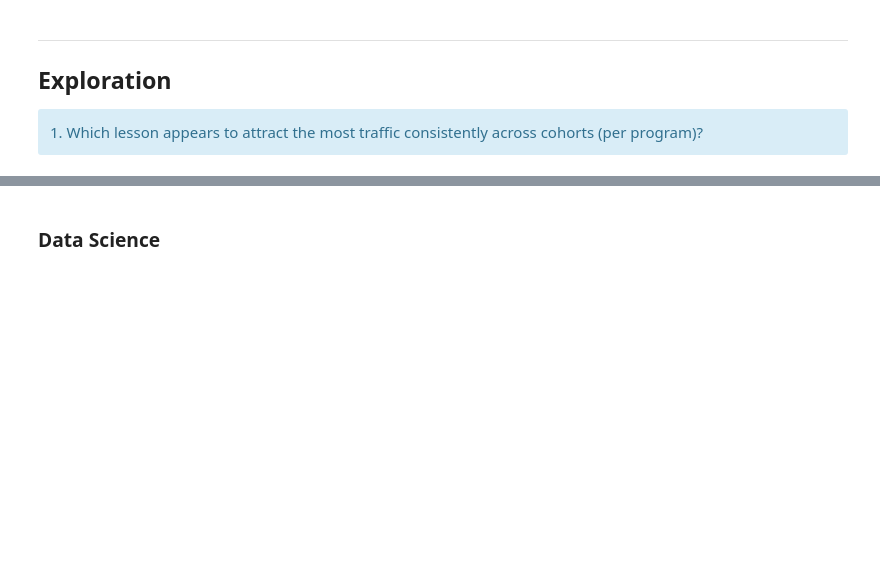
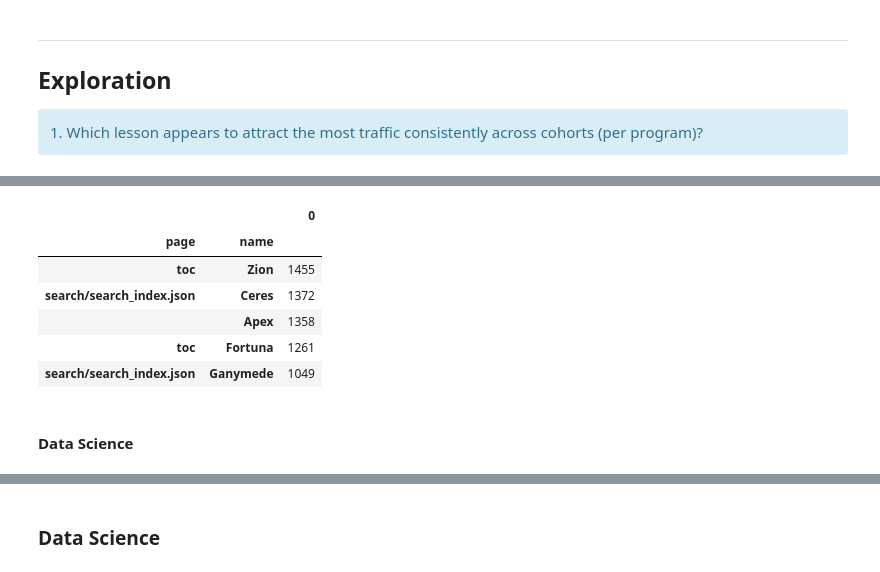
Before and after one commit to Brandon-Martinez27/anomaly_detection_project, a Jupyter notebook: curriculum_access_logs_workbook.ipynb, the cells around one changed output, grey strips where cells are left out. Cells and saved outputs as stored; diff of their text form; code cells hidden in the pictures; blank space fills up the shorter version.

```diff
--- a/curriculum_access_logs_workbook.ipynb
+++ b/curriculum_access_logs_workbook.ipynb
@@ -131,0 +159,13 @@ pd.DataFrame(wd.page.value_counts().head())
+# %%
+# top page views per cohort
+pd.DataFrame(wd.groupby(['page', 'name']).size().sort_values(ascending=False)).head()
+# %% [output]
+|  |  | 0 |
+| page | name |  |
+| toc | Zion | 1455 |
+| search/search_index.json | Ceres | 1372 |
+|  | Apex | 1358 |
+| toc | Fortuna | 1261 |
+| search/search_index.json | Ganymede | 1049 |
+# %% [markdown]
+#### Data Science
```
Also changed, not shown: parts of 63 cells of this notebook, 1 other file.
